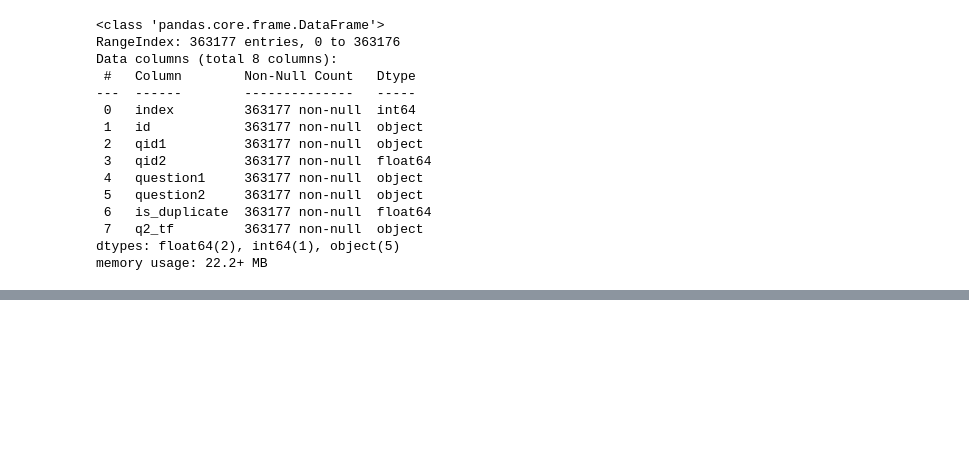
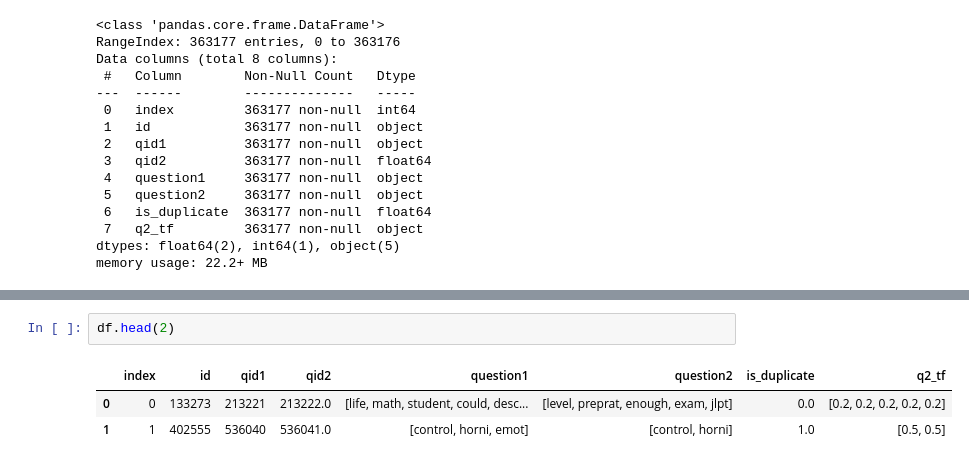
Before and after one commit to CrazyDaffodils/Learning_NLP, a Jupyter notebook: code/Assignment_2/Untitled.ipynb, the cells around one changed output, grey strips where cells are left out. Drawn from its saved outputs; the diff is of its cells as text; blank space fills up the shorter version.

```diff
--- a/code/Assignment_2/Untitled.ipynb
+++ b/code/Assignment_2/Untitled.ipynb
@@ -256,0 +317,6 @@ len(DF)
+# %%
+df.head(2)
+# %% [output]
+|  | index | id | qid1 | qid2 | question1 | question2 | is_duplicate | q2_tf |
+| 0 | 0 | 133273 | 213221 | 213222.0 | [life, math, student, could, desc... | [level, preprat, enough, exam, jlpt] | 0.0 | [0.2, 0.2, 0.2, 0.2, 0.2] |
+| 1 | 1 | 402555 | 536040 | 536041.0 | [control, horni, emot] | [control, horni] | 1.0 | [0.5, 0.5] |
```
Also changed, not shown: parts of 25 cells of this notebook, 2 other files.
